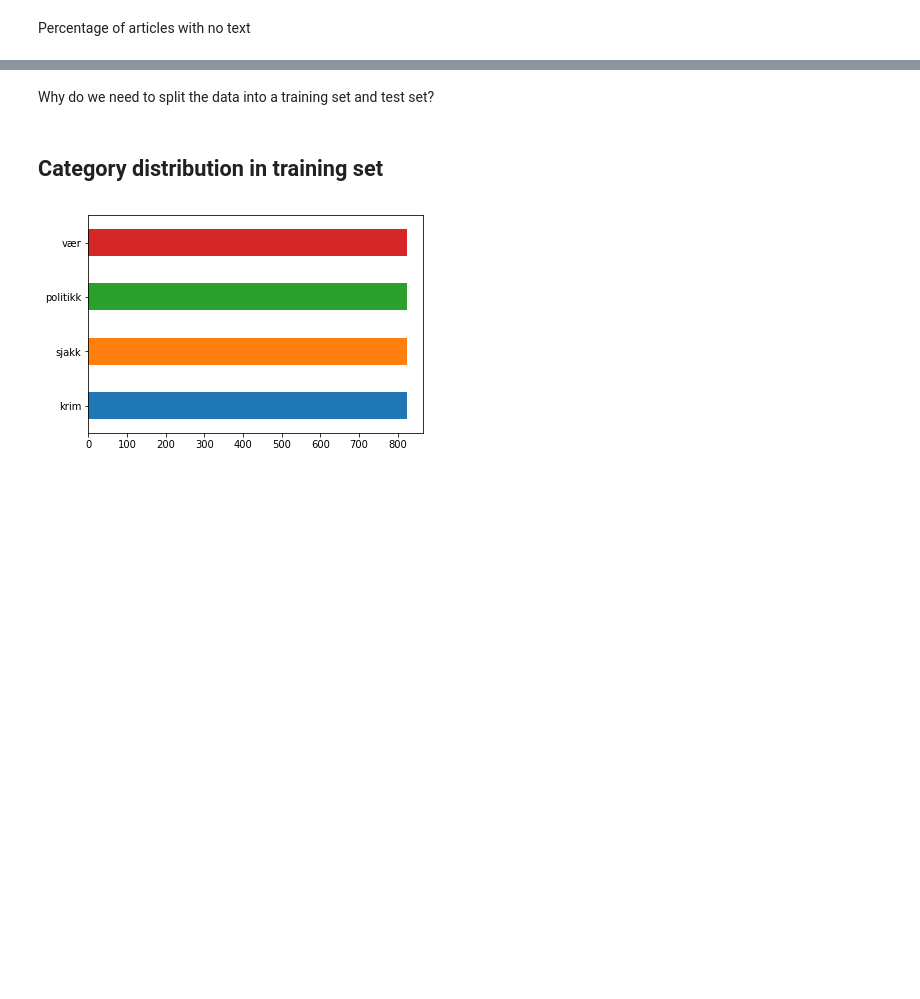
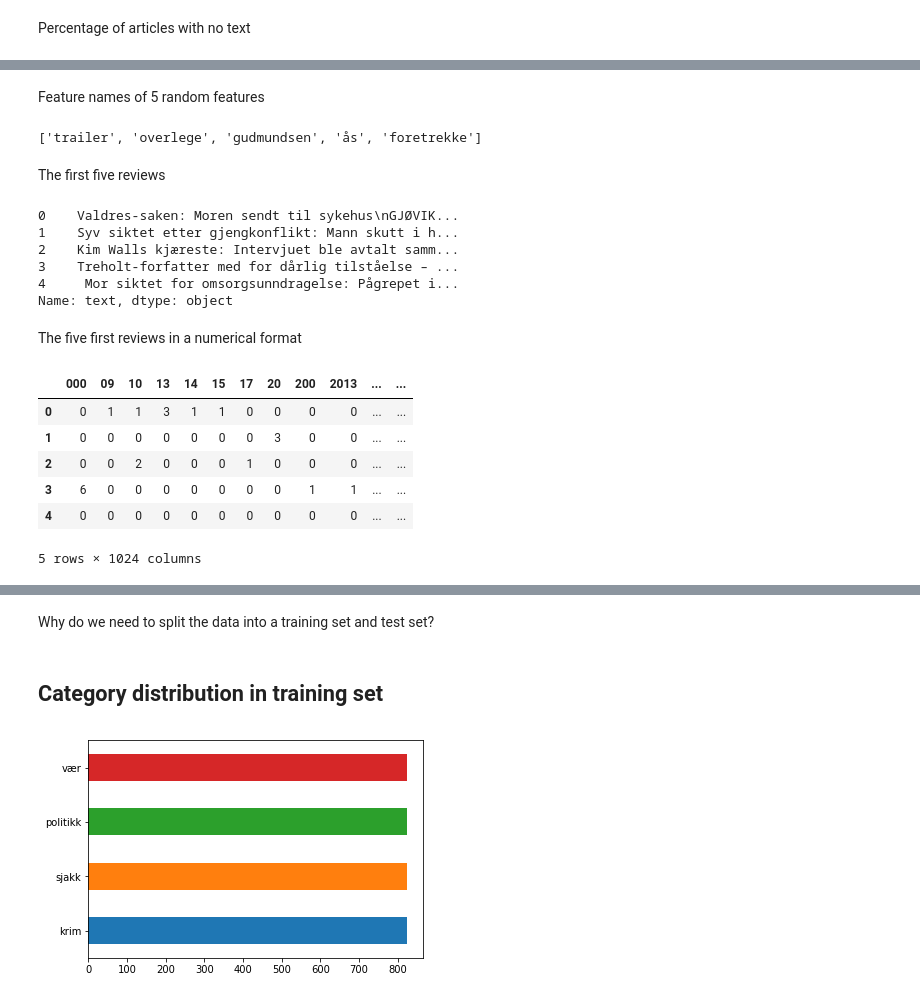
Before and after one commit to peterts/osloturen-2019, a Jupyter notebook: Build Model.ipynb, the cells around one changed output, grey strips where cells are left out. Saved outputs shown, nothing was run; the diff lists cells and outputs as text; code cells hidden in the pictures; blank space fills up the shorter version.

```diff
--- a/Build Model.ipynb
+++ b/Build Model.ipynb
@@ -129,0 +138,3 @@ f"{(df.text == '').mean() * 100:.2f}%"
+# %%
+vec = CountVectorizer(min_df=3)
+X = vec.fit_transform(df.text)
@@ -129,0 +150,31 @@ f"{(df.text == '').mean() * 100:.2f}%"
+# %% [markdown]
+Feature names of 5 random features
+# %%
+shuffle(fnames)
+fnames[:5]
+# %% [output]
+['trailer', 'overlege', 'gudmundsen', 'ås', 'foretrekke']
+# %% [markdown]
+The first five reviews
+# %%
+df.head(5).text
+# %% [output]
+0    Valdres-saken: Moren sendt til sykehus\nGJØVIK...
+1    Syv siktet etter gjengkonflikt: Mann skutt i h...
+2    Kim Walls kjæreste: Intervjuet ble avtalt samm...
+3    Treholt-forfatter med for dårlig tilståelse – ...
+4     Mor siktet for omsorgsunndragelse: Pågrepet i...
+Name: text, dtype: object
+# %% [markdown]
+The five first reviews in a numerical format
+# %%
+ix = np.asarray((X[:5].sum(axis=0) > 0)).squeeze()
+pd.DataFrame(X[:5, ix].todense(), columns=np.asarray(vec.get_feature_names())[ix])
+# %% [output]
+|  | 000 | 09 | 10 | 13 | 14 | 15 | 17 | 20 | 200 | 2013 | ... | ... |
+| 0 | 0 | 1 | 1 | 3 | 1 | 1 | 0 | 0 | 0 | 0 | ... | ... |
+| 1 | 0 | 0 | 0 | 0 | 0 | 0 | 0 | 3 | 0 | 0 | ... | ... |
+| 2 | 0 | 0 | 2 | 0 | 0 | 0 | 1 | 0 | 0 | 0 | ... | ... |
+| 3 | 6 | 0 | 0 | 0 | 0 | 0 | 0 | 0 | 1 | 1 | ... | ... |
+| 4 | 0 | 0 | 0 | 0 | 0 | 0 | 0 | 0 | 0 | 0 | ... | ... |
+5 rows × 1024 columns
```
Also changed, not shown: parts of 31 cells of this notebook, 2 other files.
